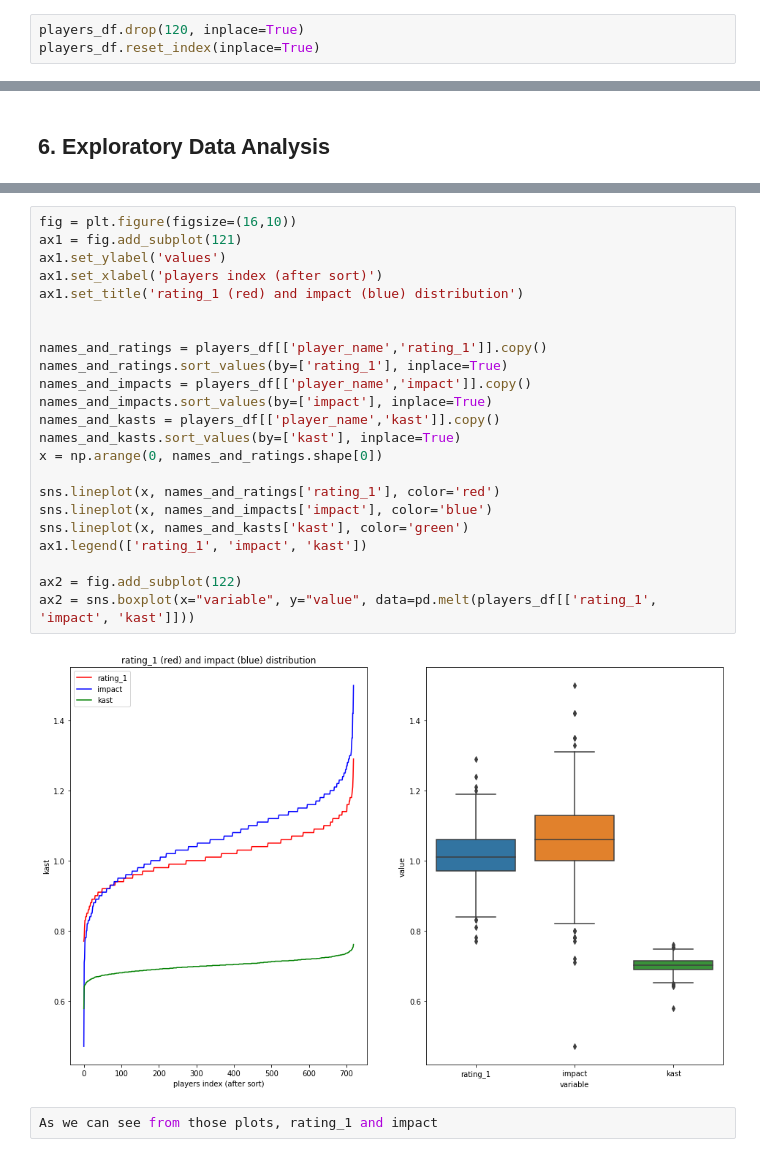
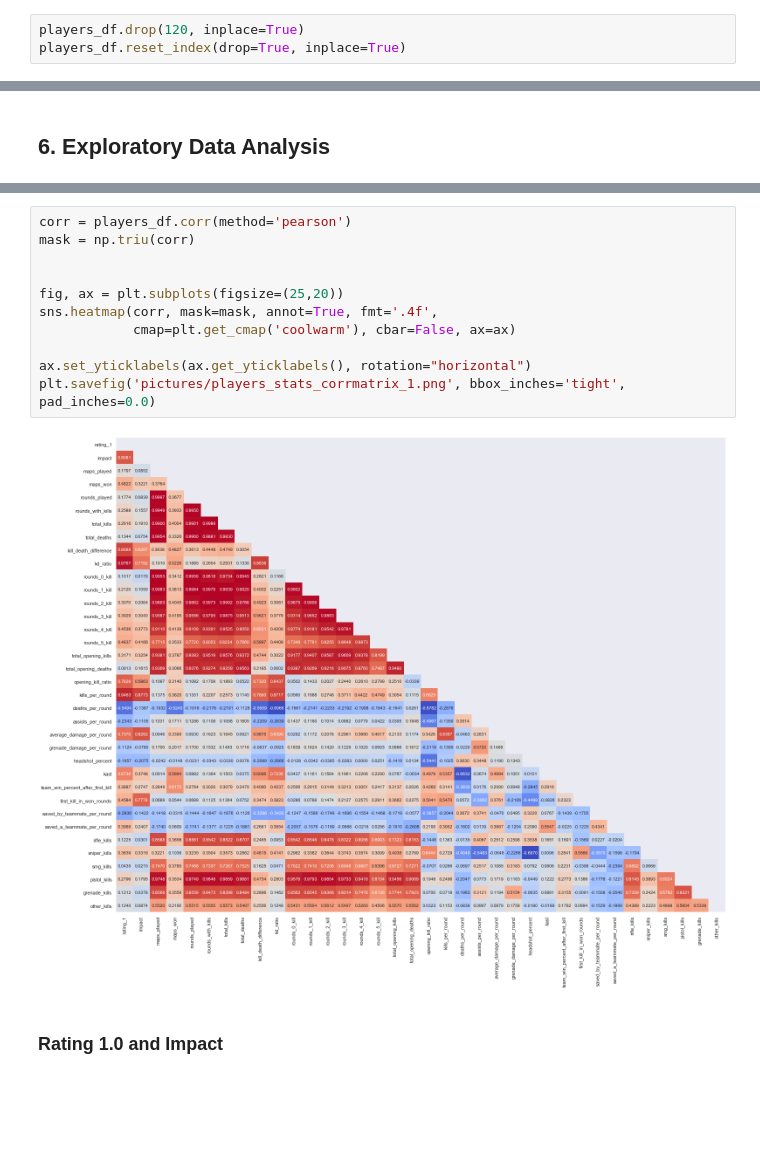
Before and after one commit to pamahe/CSGOanalysis, a Jupyter notebook: data_wrangling/players_data_cleaning_and_eda.ipynb, the cells around one changed output, grey strips where cells are left out. Saved outputs shown, nothing was run; the diff lists cells and outputs as text; blank space fills up the shorter version.

```diff
--- a/data_wrangling/players_data_cleaning_and_eda.ipynb
+++ b/data_wrangling/players_data_cleaning_and_eda.ipynb
@@ -194,7 +220,7 @@ players_df[players_df.isnull().any(axis=1)]
 **Only one row** contains NULL values, for a player called Fifflaren. That makes sense as he didn't played profesionaly since 2014 (<https://www.hltv.org/player/7147/Fifflaren#tab-matchesBox>).
 # %%
 players_df.drop(120, inplace=True)
-players_df.reset_index(inplace=True)
+players_df.reset_index(drop=True, inplace=True)
 # %%
 players_df[players_df.isnull().any(axis=1)]
 # %% [output]
@@ -220,28 +245,16 @@ Index(['index', 'player_ref', 'player_name', 'rating_1', 'impact',
       dtype='object')
-# %%
-fig = plt.figure(figsize=(16,10))
-ax1 = fig.add_subplot(121)
-ax1.set_ylabel('values')
-ax1.set_xlabel('players index (after sort)')
-ax1.set_title('rating_1 (red) and impact (blue) distribution')
-
-
-names_and_ratings = players_df[['player_name','rating_1']].copy()
-names_and_ratings.sort_values(by=['rating_1'], inplace=True)
-names_and_impacts = players_df[['player_name','impact']].copy()
-names_and_impacts.sort_values(by=['impact'], inplace=True)
-names_and_kasts = players_df[['player_name','kast']].copy()
-names_and_kasts.sort_values(by=['kast'], inplace=True)
-x = np.arange(0, names_and_ratings.shape[0])
-
-sns.lineplot(x, names_and_ratings['rating_1'], color='red')
-sns.lineplot(x, names_and_impacts['impact'], color='blue')
-sns.lineplot(x, names_and_kasts['kast'], color='green')
-ax1.legend(['rating_1', 'impact', 'kast'])
-
-ax2 = fig.add_subplot(122)
-ax2 = sns.boxplot(x="variable", y="value", data=pd.melt(players_df[['rating_1', 'impact', 'kast']]))
-# %% [output]
-[figure, removed]
-# %%
-As we can see from those plots, rating_1 and impact
+# %%
+corr = players_df.corr(method='pearson')
+mask = np.triu(corr)
+
+
+fig, ax = plt.subplots(figsize=(25,20))
+sns.heatmap(corr, mask=mask, annot=True, fmt='.4f',
+            cmap=plt.get_cmap('coolwarm'), cbar=False, ax=ax)
+
+ax.set_yticklabels(ax.get_yticklabels(), rotation="horizontal")
+plt.savefig('pictures/players_stats_corrmatrix_1.png', bbox_inches='tight', pad_inches=0.0)
+# %% [output]
+[figure, added]
+# %% [markdown]
+### Rating 1.0 and Impact <a name='rating'></a>
```
Also changed, not shown: parts of 28 cells of this notebook, 6 other files.
